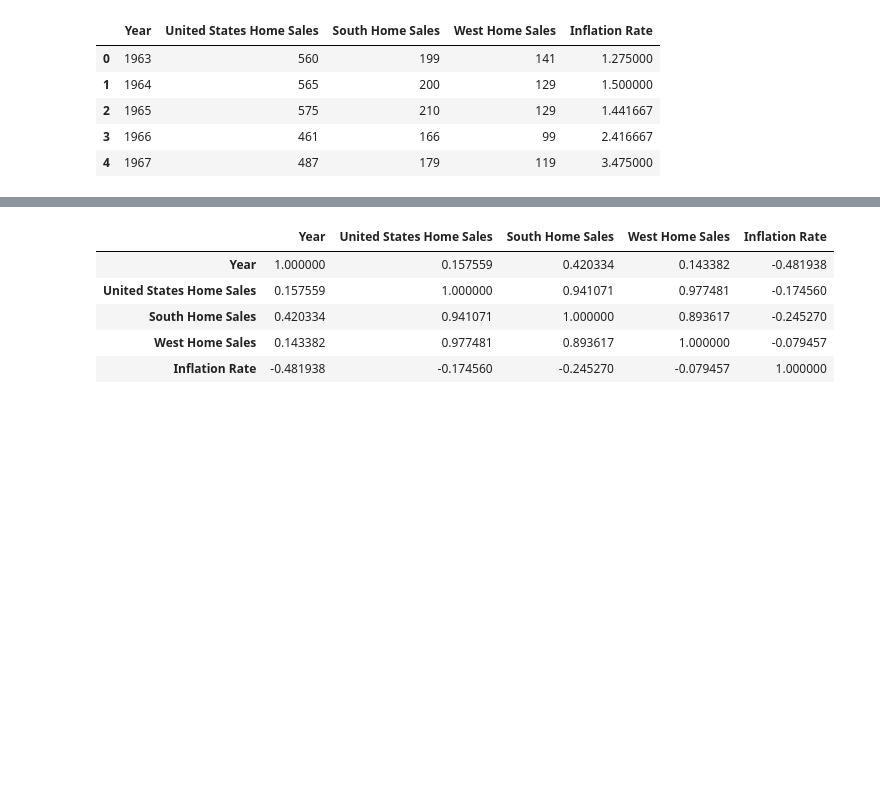
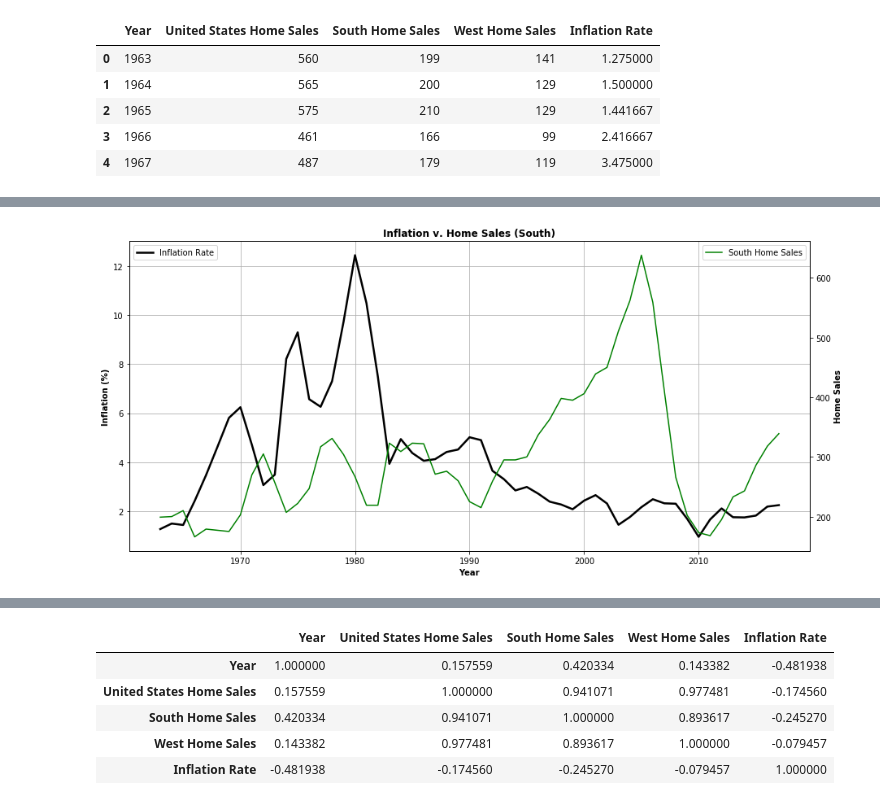
Before and after one commit to CarlosCocuy/ProjectRepo, a Jupyter notebook: Combined visualizations.ipynb, the cells around one changed output, grey strips where cells are left out. Cells and saved outputs as stored; diff of their text form; code cells hidden in the pictures; blank space fills up the shorter version.

Commit message:
correlation graphs

```diff
--- a/Combined visualizations.ipynb
+++ b/Combined visualizations.ipynb
@@ -86,7 +84,7 @@ x=np.arange(1963,2018)
 n=S_W_Inflation_df["Inflation Rate"]
 ax5.plot(x,n, linewidth=2.5, color="black")
 ax6=ax5.twinx()
-ax6.plot(x,S_W_Inflation_df["South Home Sales"],color="r",label="South Home Sales")
+ax6.plot(x,S_W_Inflation_df["South Home Sales"],color="g",label="South Home Sales")
 ax5.grid()
 ax5.legend(loc=2)
 ax6.legend(loc=1)
@@ -101,3 +97,4 @@ plt.savefig("Graph Images/Inflation_South.png")
+[figure, added]
 # %%
 #Plot Inflation Rate Vs West Home Sales
 west_sales=[]
```
Also changed, not shown: parts of 16 cells of this notebook, 13 other files.
